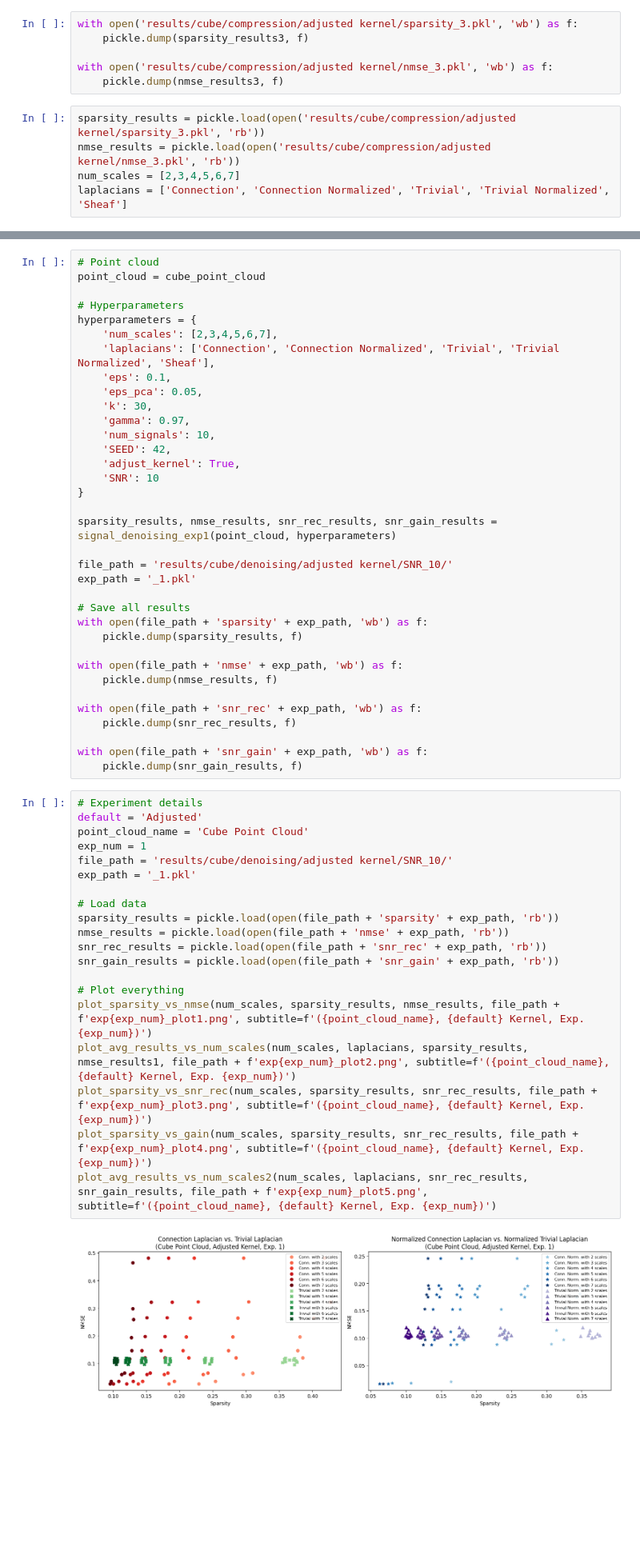
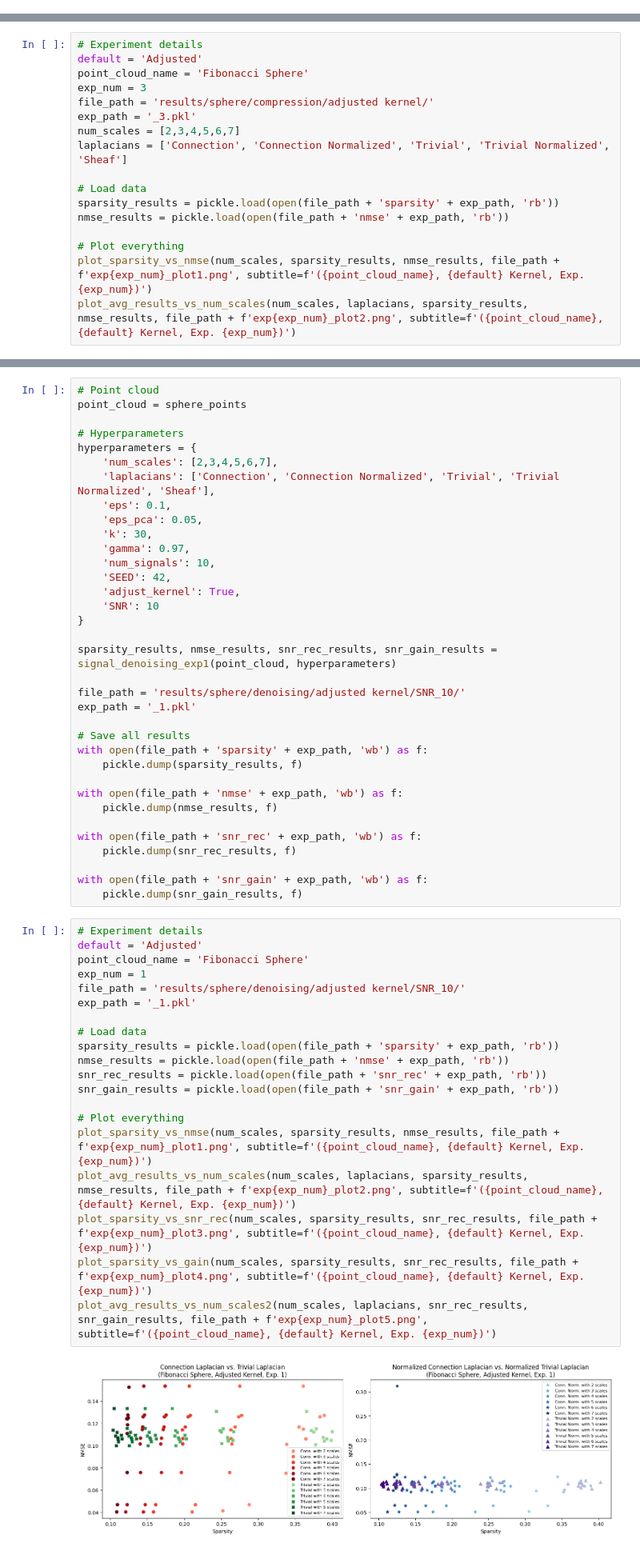
Before and after one commit to gmaurer08/sheaf-signal-processing, a Jupyter notebook: main.ipynb, the cells around one changed output, grey strips where cells are left out. Shown at 80% size. Drawn from its saved outputs; the diff is of its cells as text; blank space fills up the shorter version.

Commit message:
run experiments

```diff
--- a/main.ipynb
+++ b/main.ipynb
@@ -206,11 +209,0 @@ sparsity_results3, nmse_results3 = signal_compression_exp3(point_cloud, hyperpar
-# %%
-with open('results/cube/compression/adjusted kernel/sparsity_3.pkl', 'wb') as f:
-    pickle.dump(sparsity_results3, f)
-
-with open('results/cube/compression/adjusted kernel/nmse_3.pkl', 'wb') as f:
-    pickle.dump(nmse_results3, f)
-# %%
-sparsity_results = pickle.load(open('results/cube/compression/adjusted kernel/sparsity_3.pkl', 'rb'))
-nmse_results = pickle.load(open('results/cube/compression/adjusted kernel/nmse_3.pkl', 'rb'))
-num_scales = [2,3,4,5,6,7]
-laplacians = ['Connection', 'Connection Normalized', 'Trivial', 'Trivial Normalized', 'Sheaf']
@@ -232,0 +239,17 @@ plot_avg_results_vs_num_scales(num_scales, laplacians, sparsity_results3, nmse_r
+# %%
+# Experiment details
+default = 'Adjusted'
+point_cloud_name = 'Fibonacci Sphere'
+exp_num = 3
+file_path = 'results/sphere/compression/adjusted kernel/'
+exp_path = '_3.pkl'
+num_scales = [2,3,4,5,6,7]
+laplacians = ['Connection', 'Connection Normalized', 'Trivial', 'Trivial Normalized', 'Sheaf']
+
+# Load data
+sparsity_results = pickle.load(open(file_path + 'sparsity' + exp_path, 'rb'))
+nmse_results = pickle.load(open(file_path + 'nmse' + exp_path, 'rb'))
+
+# Plot everything
+plot_sparsity_vs_nmse(num_scales, sparsity_results, nmse_results, file_path + f'exp{exp_num}_plot1.png', subtitle=f'({point_cloud_name}, {default} Kernel, Exp. {exp_num})')
+plot_avg_results_vs_num_scales(num_scales, laplacians, sparsity_results, nmse_results, file_path + f'exp{exp_num}_plot2.png', subtitle=f'({point_cloud_name}, {default} Kernel, Exp. {exp_num})')
@@ -255,7 +281,7 @@ importlib.reload(tsp)
 from python.tsp import *
 # %%
 # Point cloud
-point_cloud = cube_point_cloud
+point_cloud = sphere_points
 
 # Hyperparameters
 hyperparameters = {
@@ -273,7 +299,7 @@ hyperparameters = {
 
 sparsity_results, nmse_results, snr_rec_results, snr_gain_results = signal_denoising_exp1(point_cloud, hyperparameters)
 
-file_path = 'results/cube/denoising/adjusted kernel/SNR_10/'
+file_path = 'results/sphere/denoising/adjusted kernel/SNR_10/'
 exp_path = '_1.pkl'
 
 # Save all results
@@ -291,22 +317,22 @@ with open(file_path + 'snr_gain' + exp_path, 'wb') as f:
 # %%
 # Experiment details
 default = 'Adjusted'
-point_cloud_name = 'Cube Point Cloud'
+point_cloud_name = 'Fibonacci Sphere'
 exp_num = 1
-file_path = 'results/cube/denoising/adjusted kernel/SNR_10/'
+file_path = 'results/sphere/denoising/adjusted kernel/SNR_10/'
 exp_path = '_1.pkl'
 
 # Load data
 sparsity_results = pickle.load(open(file_path + 'sparsity' + exp_path, 'rb'))
 nmse_results = pickle.load(open(file_path + 'nmse' + exp_path, 'rb'))
 snr_rec_results = pickle.load(open(file_path + 'snr_rec' + exp_path, 'rb'))
 snr_gain_results = pickle.load(open(file_path + 'snr_gain' + exp_path, 'rb'))
 
 # Plot everything
 plot_sparsity_vs_nmse(num_scales, sparsity_results, nmse_results, file_path + f'exp{exp_num}_plot1.png', subtitle=f'({point_cloud_name}, {default} Kernel, Exp. {exp_num})')
-plot_avg_results_vs_num_scales(num_scales, laplacians, sparsity_results, nmse_results1, file_path + f'exp{exp_num}_plot2.png', subtitle=f'({point_cloud_name}, {default} Kernel, Exp. {exp_num})')
+plot_avg_results_vs_num_scales(num_scales, laplacians, sparsity_results, nmse_results, file_path + f'exp{exp_num}_plot2.png', subtitle=f'({point_cloud_name}, {default} Kernel, Exp. {exp_num})')
 plot_sparsity_vs_snr_rec(num_scales, sparsity_results, snr_rec_results, file_path + f'exp{exp_num}_plot3.png', subtitle=f'({point_cloud_name}, {default} Kernel, Exp. {exp_num})')
 plot_sparsity_vs_gain(num_scales, sparsity_results, snr_rec_results, file_path + f'exp{exp_num}_plot4.png', subtitle=f'({point_cloud_name}, {default} Kernel, Exp. {exp_num})')
 plot_avg_results_vs_num_scales2(num_scales, laplacians, snr_rec_results, snr_gain_results, file_path + f'exp{exp_num}_plot5.png', subtitle=f'({point_cloud_name}, {default} Kernel, Exp. {exp_num})')
 # %% [output]
-[figure, old version]
+[figure, new version]
```
Also changed, not shown: parts of 39 cells of this notebook, 49 other files.
